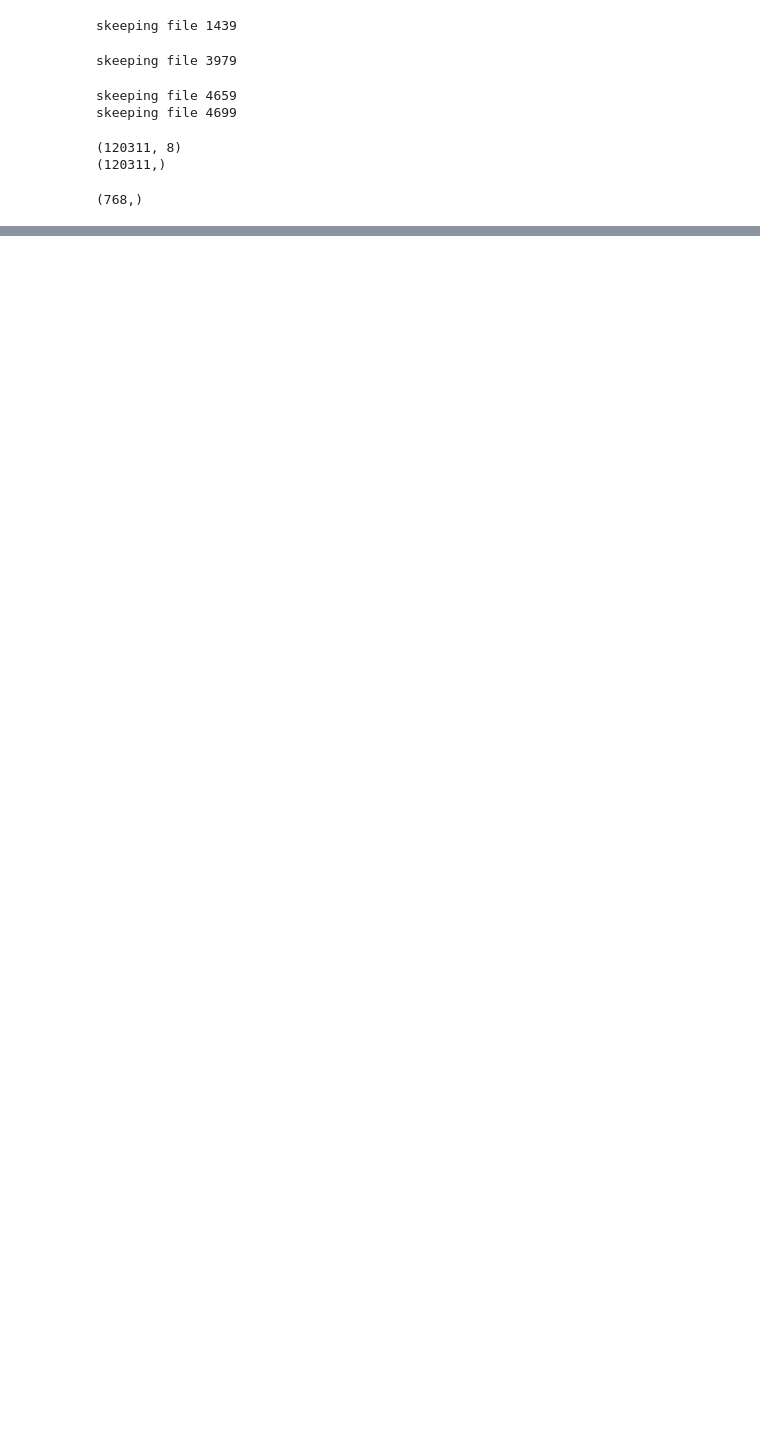
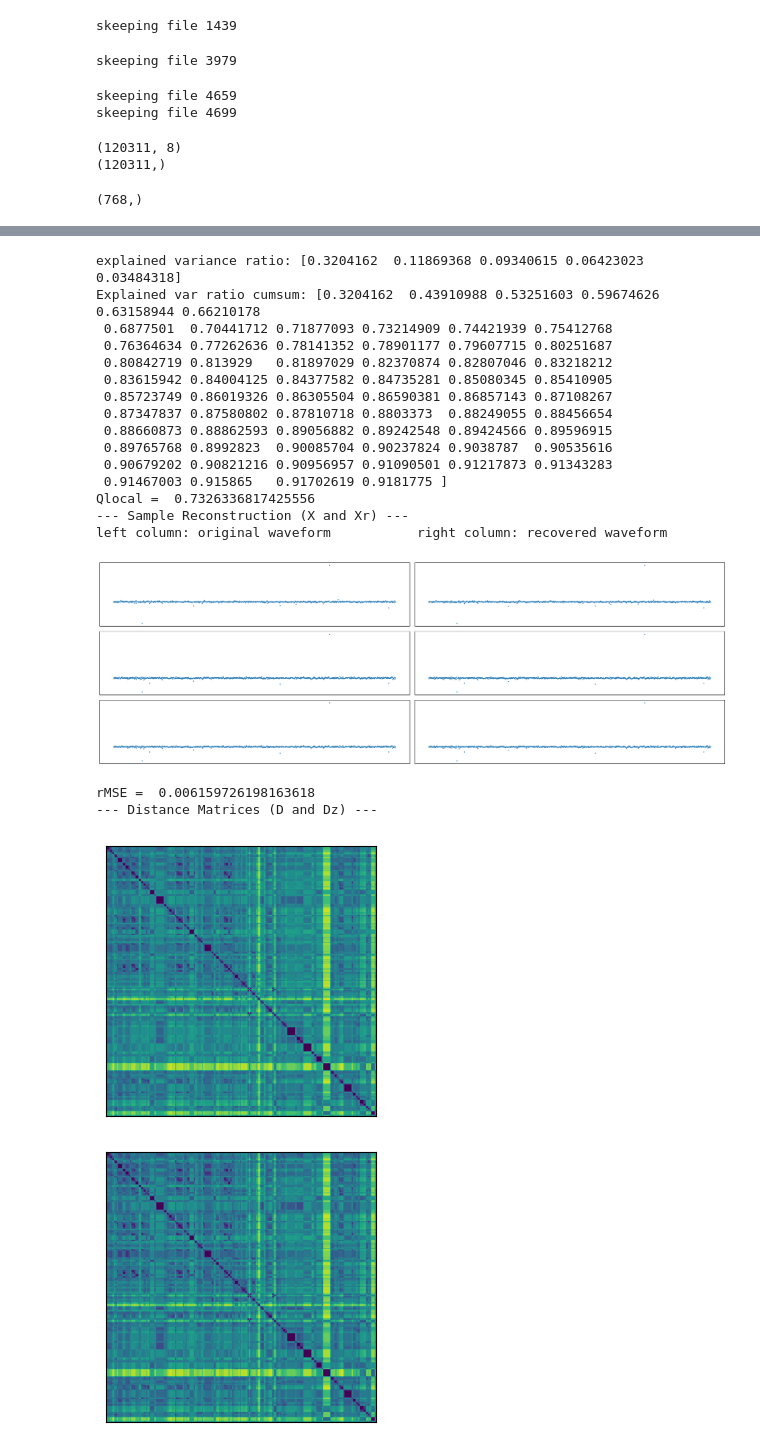
Before and after one commit to enriquemoraayala/oppe4rl-sqli, a Jupyter notebook: notebooks/dim_reduction.ipynb, the cells around one changed output, grey strips where cells are left out. Drawn from its saved outputs; the diff is of its cells as text; code cells hidden in the pictures; blank space fills up the shorter version.

```diff
--- a/notebooks/dim_reduction.ipynb
+++ b/notebooks/dim_reduction.ipynb
@@ -15,7 +19,7 @@ np_emb_next_state = np.load('../src/outputs/next_states_19.npy', allow_pickle=Tr
 skeeped_files = []
 #adding all the others
 list1 = list(range(39, 5000, 20))
-for i in tqdm.tqdm(list1):
+for i in tqdm(list1):
     s1 = '../src/outputs/run_history_' + str(i) + '.csv'
     df_ = pd.read_csv(s1, sep=';', index_col=0)
     s2 = '../src/outputs/emb_states_' + str(i) + '.npy'
@@ -58,0 +71,9 @@ torch.Size([64, 768])
+# %%
+from sklearn.decomposition import PCA
+pca = PCA(n_components=64)
+principalComponents = pca.fit_transform(tensor_emb)
+print(principalComponents.shape)
+emb_recon = pca.inverse_transform(principalComponents)
+loss_function = torch.nn.MSELoss()
+loss = loss_function(tensor_emb, torch.Tensor(emb_recon))
+print("Baseline loss with PCA %.8f" %loss)
@@ -58,0 +83,29 @@ torch.Size([64, 768])
+# %%
+#measuring
+
+print('explained variance ratio:', pca.explained_variance_ratio_[0:5])
+print('Explained var ratio cumsum:', pca.explained_variance_ratio_.cumsum())
+drm = DRMetrics(np.array(np_emb_state_float[0:1000]), principalComponents[0:1000], emb_recon[0:1000])
+print("Qlocal = ", drm.Qlocal) # get Qlocal
+drm.report() # print out the summary
+# %% [output]
+explained variance ratio: [0.3204162  0.11869368 0.09340615 0.06423023 0.03484318]
+Explained var ratio cumsum: [0.3204162  0.43910988 0.53251603 0.59674626 0.63158944 0.66210178
+ 0.6877501  0.70441712 0.71877093 0.73214909 0.74421939 0.75412768
+ 0.76364634 0.77262636 0.78141352 0.78901177 0.79607715 0.80251687
+ 0.80842719 0.813929   0.81897029 0.82370874 0.82807046 0.83218212
+ 0.83615942 0.84004125 0.84377582 0.84735281 0.85080345 0.85410905
+ 0.85723749 0.86019326 0.86305504 0.86590381 0.86857143 0.87108267
+ 0.87347837 0.87580802 0.87810718 0.8803373  0.88249055 0.88456654
+ 0.88660873 0.88862593 0.89056882 0.89242548 0.89424566 0.89596915
+ 0.89765768 0.8992823  0.90085704 0.90237824 0.9038787  0.90535616
+ 0.90679202 0.90821216 0.90956957 0.91090501 0.91217873 0.91343283
+ 0.91467003 0.915865   0.91702619 0.9181775 ]
+Qlocal =  0.7326336817425556
+--- Sample Reconstruction (X and Xr) ---
+left column: original waveform           right column: recovered waveform
+[figure, added]
+rMSE =  0.006159726198163618
+--- Distance Matrices (D and Dz) ---
+[figure, added]
+[figure, added]
```
Also changed, not shown: parts of 19 cells of this notebook.
